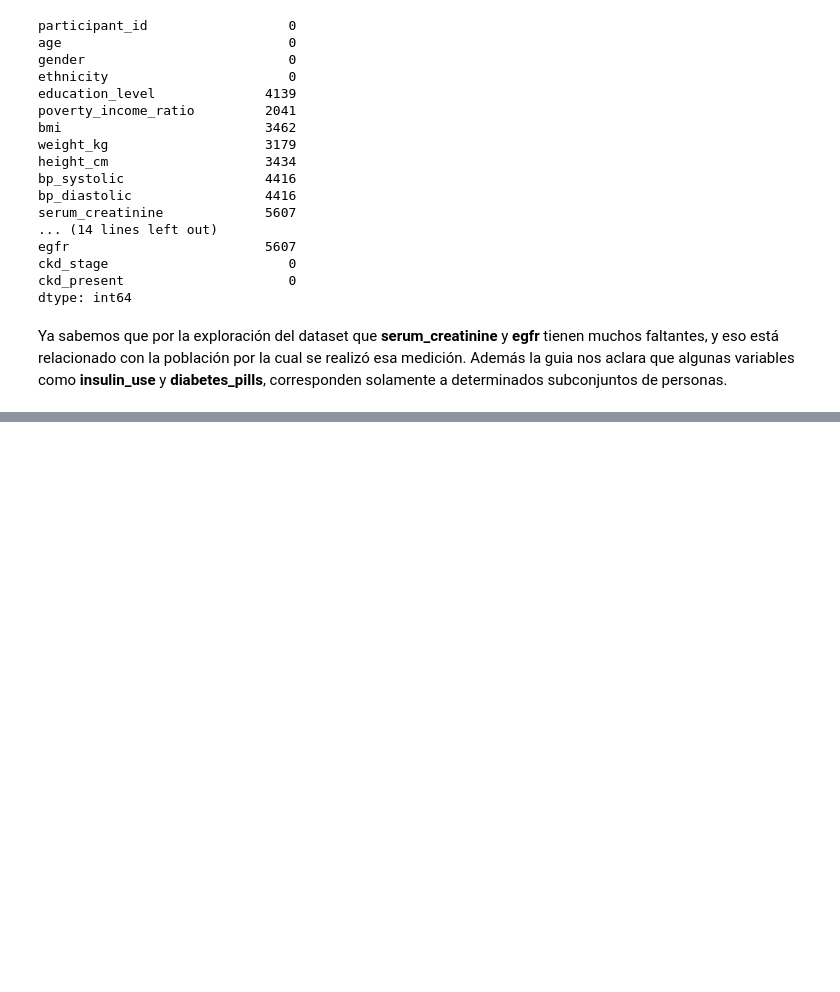
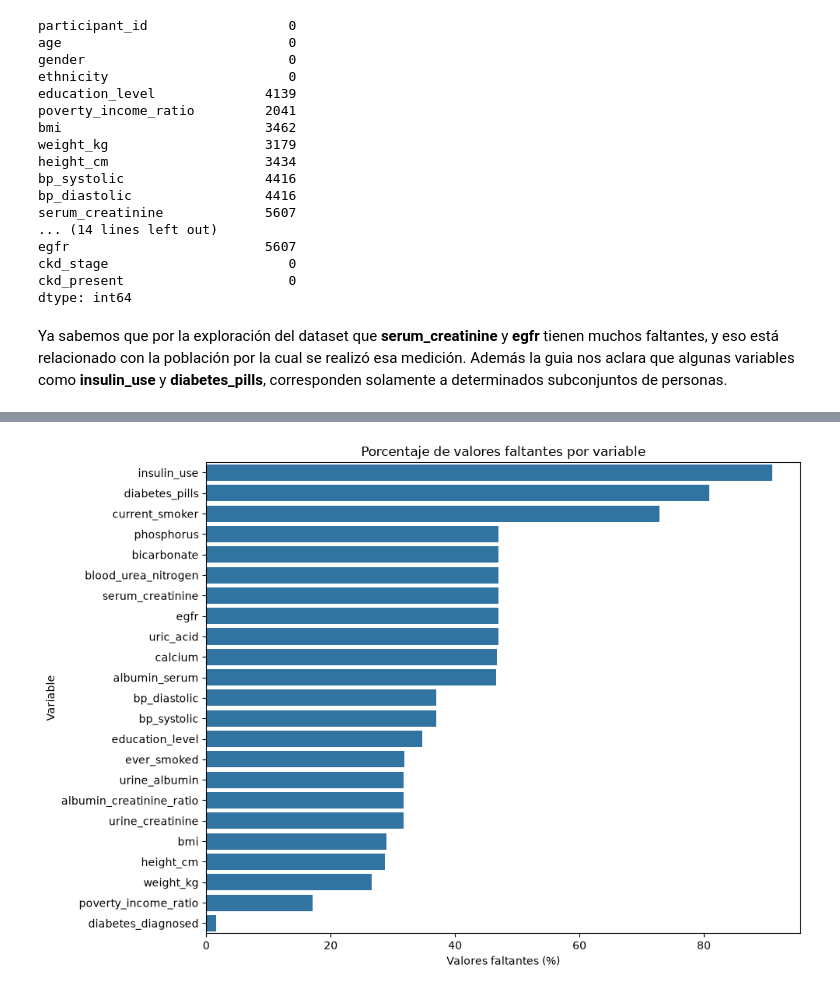
Before and after one commit to cnajurieta/TPEspecial-Fundamentos, a Jupyter notebook: TP_Especial_CKD_NHANES.ipynb, the cells around one changed output, grey strips where cells are left out. Drawn from its saved outputs; the diff is of its cells as text; code cells hidden in the pictures; blank space fills up the shorter version.

```diff
--- a/TP_Especial_CKD_NHANES.ipynb
+++ b/TP_Especial_CKD_NHANES.ipynb
@@ -184,0 +279,13 @@ Ya sabemos que por la exploración del dataset que **serum_creatinine** y **egfr
+# %%
+
+faltantes = pd.DataFrame({
+    "Cantidad_faltante": df.isnull().sum(),
+    "Porcentaje_faltante": (df.isnull().mean() * 100).round(2)
+})
+
+faltantes = faltantes.sort_values(
+    by="Porcentaje_faltante",
+    ascending=False
+)
+
+display(faltantes)
@@ -184,0 +310,19 @@ Ya sabemos que por la exploración del dataset que **serum_creatinine** y **egfr
+# %%
+
+faltantes_con_datos = faltantes[
+    faltantes["Cantidad_faltante"] > 0
+]
+
+plt.figure(figsize=(10, 7))
+sns.barplot(
+    data=faltantes_con_datos.reset_index(),
+    x="Porcentaje_faltante",
+    y="index"
+)
+plt.title("Porcentaje de valores faltantes por variable")
+plt.xlabel("Valores faltantes (%)")
+plt.ylabel("Variable")
+plt.tight_layout()
+plt.show()
+# %% [output]
+[figure, added]
```
Also changed, not shown: parts of 18 cells of this notebook.
